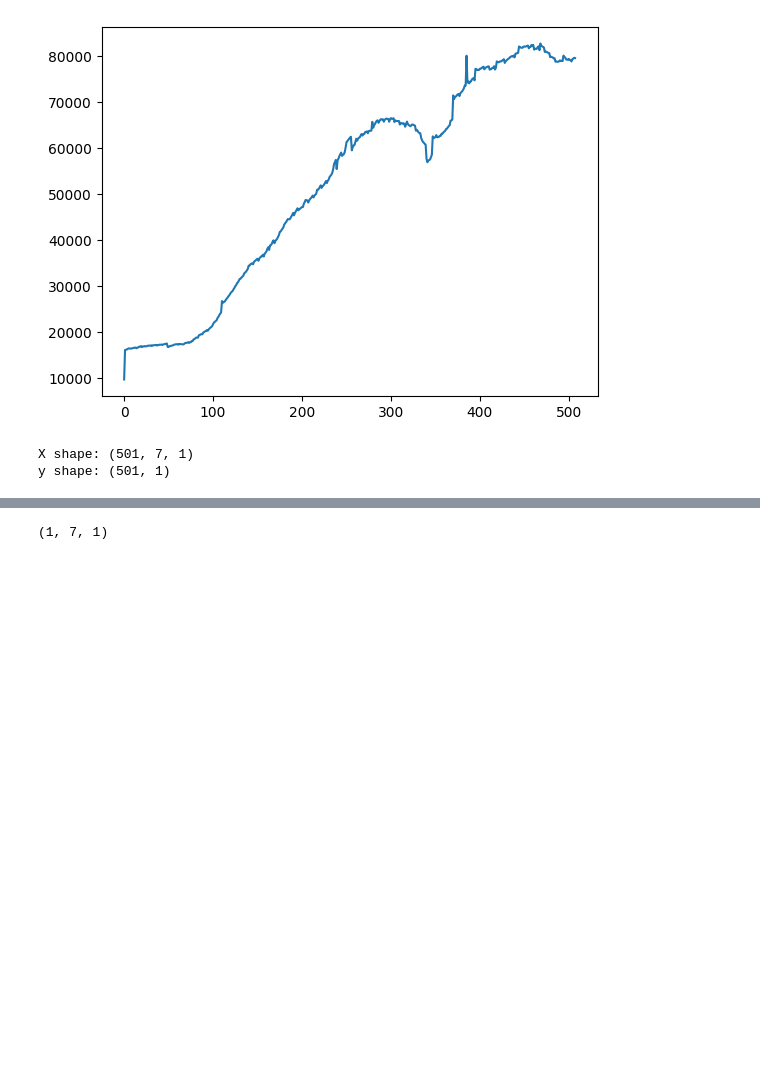
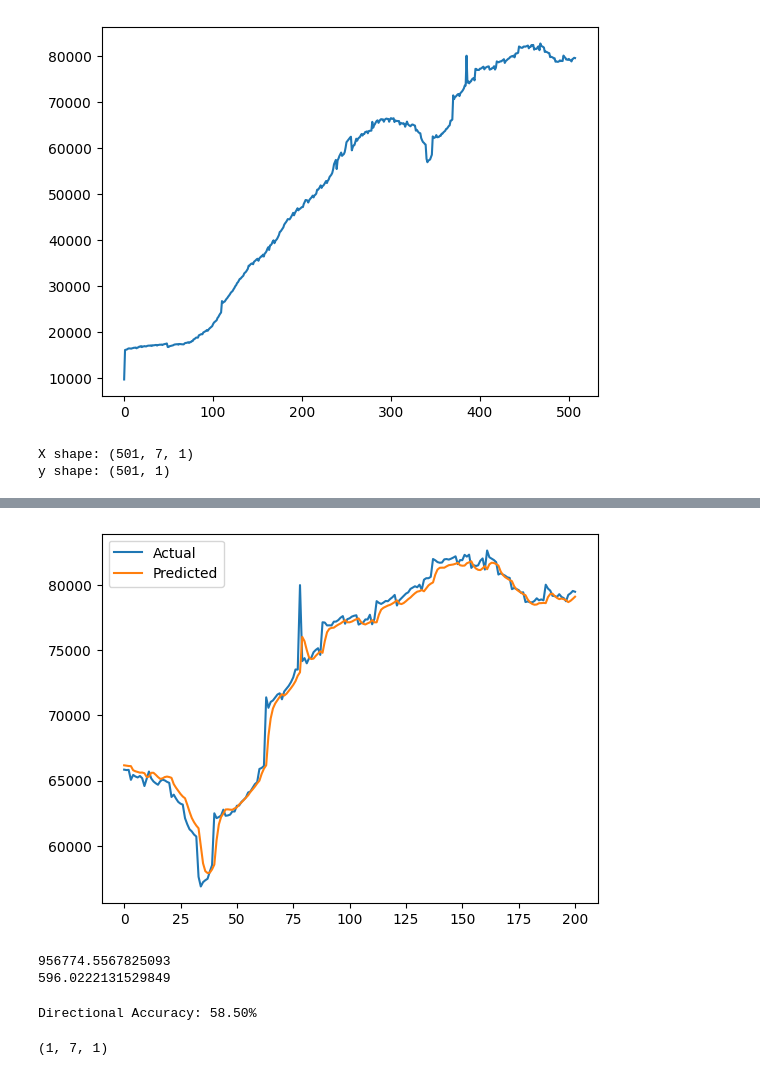
Before and after one commit to prasanna-venkatesh-m/RNN-Basics, a Jupyter notebook: RNN.ipynb, the cells around one changed output, grey strips where cells are left out. Cells and saved outputs as stored; diff of their text form; code cells hidden in the pictures; blank space fills up the shorter version.

Commit message:
Trained the Model using LSTM and improve the model performance by decreasing the loss (MAE) around 1%

```diff
--- a/RNN.ipynb
+++ b/RNN.ipynb
@@ -131,0 +127,11 @@ print(y_pred)
+# %%
+lstm_model = tf.keras.Sequential([
+    tf.keras.layers.LSTM(200, input_shape=(window,1)),
+    tf.keras.layers.Dense(1)
+])
+
+lstm_model.compile(optimizer= tf.keras.optimizers.Adam(),
+                   loss = tf.keras.losses.MeanSquaredError(),
+                   metrics = [tf.keras.metrics.MeanAbsoluteError()])
+# %%
+lstm_model.fit(x_train, y_train, epochs=200, validation_data=(x_test, y_test))
@@ -131,0 +157,13 @@ print(y_pred)
+# %%
+lstm_y_pred_scaled = lstm_model.predict(x_test)
+lstm_y_pred = scaler.inverse_transform(lstm_y_pred_scaled)
+y_test_actual = scaler.inverse_transform(y_test)
+
+plt.plot(y_test_actual, label='Actual')
+plt.plot(lstm_y_pred, label='Predicted')
+plt.legend()
+plt.show()
+
+print(mean_squared_error(lstm_y_pred, y_test_actual))
+print(mean_absolute_error(lstm_y_pred, y_test_actual))
+# %% [output]
@@ -132,3 +171,18 @@ print(y_pred)
+[figure, added]
+956774.5567825093
+596.0222131529849
+# %%
+# Directional Accuracy (Sign Accuracy)
+actual_diff = np.diff(y_test_actual.flatten())
+pred_diff = np.diff(lstm_y_pred.flatten())
+
+actual_dir = np.sign(actual_diff)
+pred_dir = np.sign(pred_diff)
+
+direction_accuracy = np.mean(actual_dir == pred_dir)
+print(f"Directional Accuracy: {direction_accuracy * 100:.2f}%")
+# %% [output]
+Directional Accuracy: 58.50%
 # %%
 last_seq = X[-1].reshape(1, window, 1)
 # %%
```
Also changed, not shown: parts of 15 cells of this notebook.
